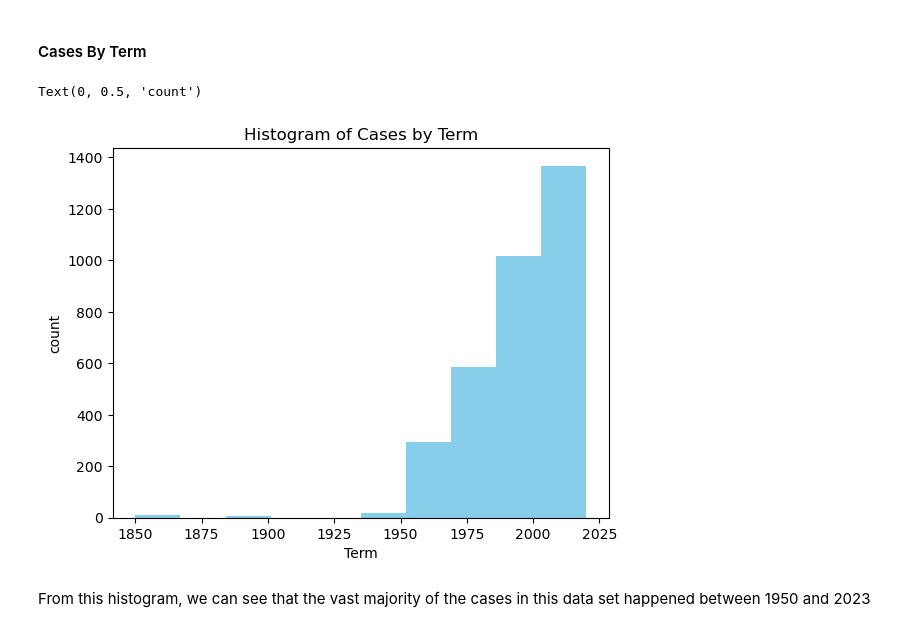
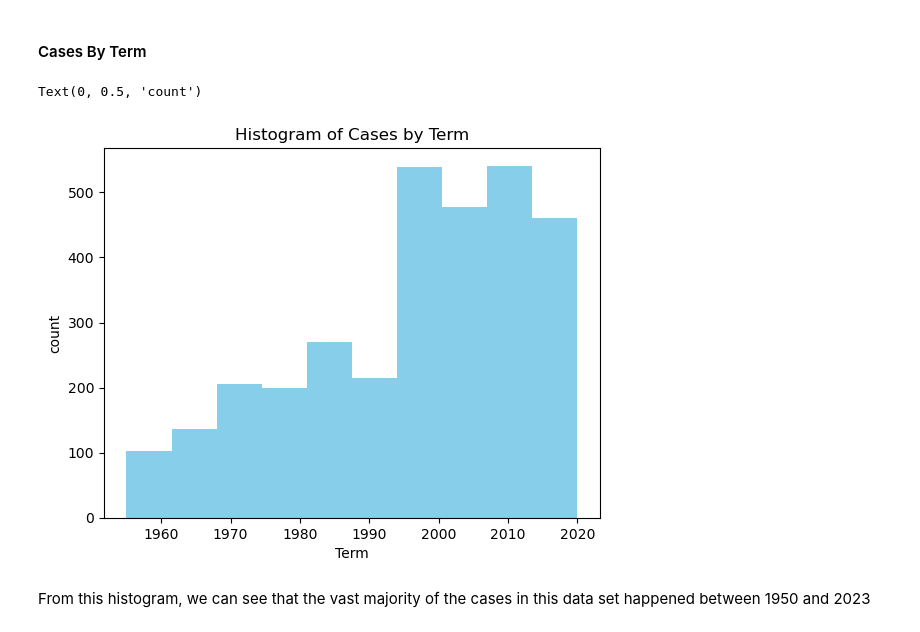
Before and after one commit to brandonowens24/Supreme_Court_Decisions, a Jupyter notebook: Notebook.ipynb, the cells around one changed output. Drawn from its saved outputs; the diff is of its cells as text; code cells hidden in the pictures.

```diff
--- a/Notebook.ipynb
+++ b/Notebook.ipynb
@@ -112,13 +113,13 @@ This is a problem that was unforseen. There have been some different sounding po
 Our solution here is to instead to map party ideology into "neutral", "conservative", or "liberal" utilizing our pre-existing knowledge of these parties.
 # %%
 ideology_map = {
-    "Republican": "conservative",
-    "Democratic": "liberal",
-    "Independent": "neutral",
-    "Whig": "conservative",
-    "Democratic-Republican/National Republican": "conservative",
-    "Republican/National Union": "conservative",
-    "Democratic-Republican": "liberal"
+    "Republican": "feat_conservative",
+    "Democratic": "feat_liberal",
+    "Independent": "feat_neutral",
+    "Whig": "feat_conservative",
+    "Democratic-Republican/National Republican": "feat_conservative",
+    "Republican/National Union": "feat_conservative",
+    "Democratic-Republican": "feat_liberal"
 }
 # %%
 judges['ideology'] = np.where(judges['party'].isin(ideology_map.keys()),
@@ -127,9 +128,9 @@ judges['ideology'] = np.where(judges['party'].isin(ideology_map.keys()),
 # %% [markdown]
 #### Match Cases to Judges to Get Counts for Each Ideology
 # %%
-cases["conservative"] = 0
-cases["liberal"] = 0
-cases["neutral"] = 0
+cases["feat_conservative"] = 0
+cases["feat_liberal"] = 0
+cases["feat_neutral"] = 0
 # %%
 for case_index, term in enumerate(cases.term):
     for judge_index, (start, end) in enumerate(zip(judges.start_year, judges.end_year)):
@@ -213,7 +214,7 @@ cases["cleaned_facts"] = cases["facts"].apply(lambda x: tokenizer(x))
 issue_areas = pd.get_dummies(cases.issue_area)
 combo_dummies = pd.concat([issue_areas], axis = 1, join="inner")
 # %%
-cols = ["name", "term", "first_party", "second_party", "facts", "cleaned_facts", "disposition", "majority_vote", "minority_vote", "first_party_winner", "conservative", "liberal", "neutral"]
+cols = ["name", "feat_term", "first_party", "second_party", "facts", "cleaned_facts", "disposition", "majority_vote", "minority_vote", "first_party_winner", "feat_conservative", "feat_liberal", "feat_neutral"]
 cases = pd.concat([cases[cols], combo_dummies], axis=1, join="inner")
 # %%
 cases = cases.replace({True: 1, False: 0})
@@ -249,7 +250,7 @@ cases['first_party_winner'] = cases.first_party_winner.astype(int)
 # %% [markdown]
 #### Feature Engineer: Ratio of Conservative to Liberal
 # %%
-cases['ratio_conservative_to_liberal'] = cases.conservative / cases.liberal
+cases['ratio_conservative_to_liberal'] = cases.feat_conservative / cases.feat_liberal
 
 cases['ratio_conservative_to_liberal']
 # %% [output]
@@ -303,13 +304,13 @@ cases.first_party_winner.mean()
 # %% [markdown]
 #### Cases By Term
 # %%
-ax = cases2.term.hist(color = 'skyblue', grid = False)
+ax = cases.feat_term.hist(color = 'skyblue', grid = False)
 ax.set_title('Histogram of Cases by Term')
 ax.set_xlabel('Term')
 ax.set_ylabel('count')
 # %% [output]
 Text(0, 0.5, 'count')
-[figure, old version]
+[figure, new version]
 # %% [markdown]
 From this histogram, we can see that the vast majority of the cases in this data set happened between 1950 and 2023
 # %% [markdown]
```
Also changed, not shown: parts of 21 cells of this notebook.
